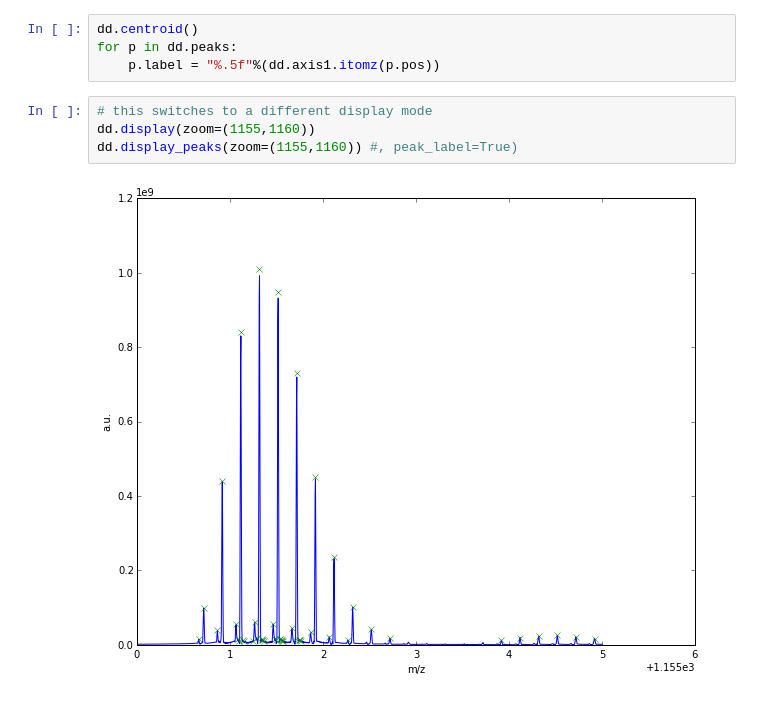
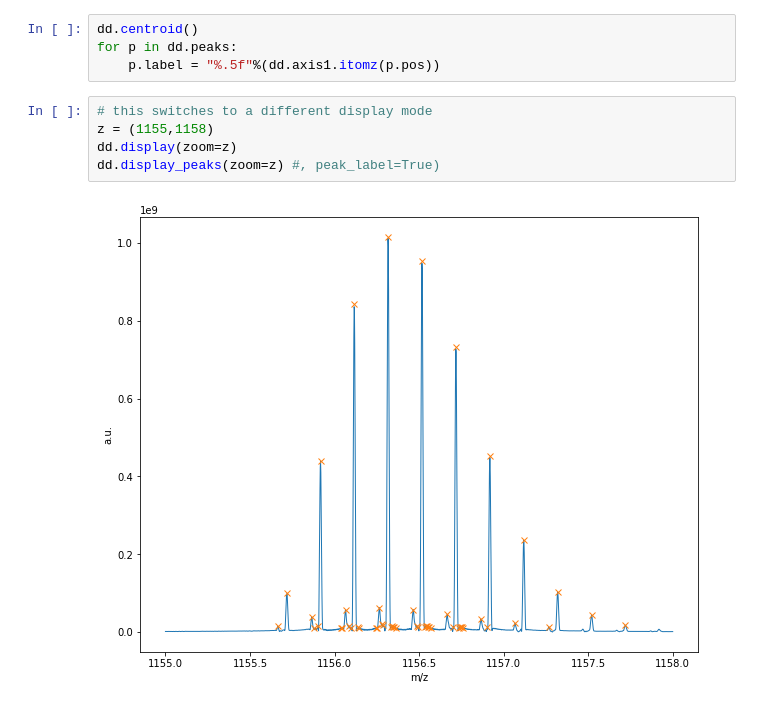
Before and after one commit to delsuc/Fourier_Transform, a Jupyter notebook: FTICR_1.ipynb, the cells around one changed output. Cells and saved outputs as stored; diff of their text form.

```diff
--- a/FTICR_1.ipynb
+++ b/FTICR_1.ipynb
@@ -451,7 +478,8 @@ for p in dd.peaks:
     p.label = "%.5f"%(dd.axis1.itomz(p.pos))
 # %%
 # this switches to a different display mode
-dd.display(zoom=(1155,1160))
-dd.display_peaks(zoom=(1155,1160)) #, peak_label=True)
+z = (1155,1158)
+dd.display(zoom=z)
+dd.display_peaks(zoom=z) #, peak_label=True)
 # %% [output]
-[figure, old version]
+[figure, new version]
```
Also changed, not shown: parts of 32 cells of this notebook, 11 other files.
